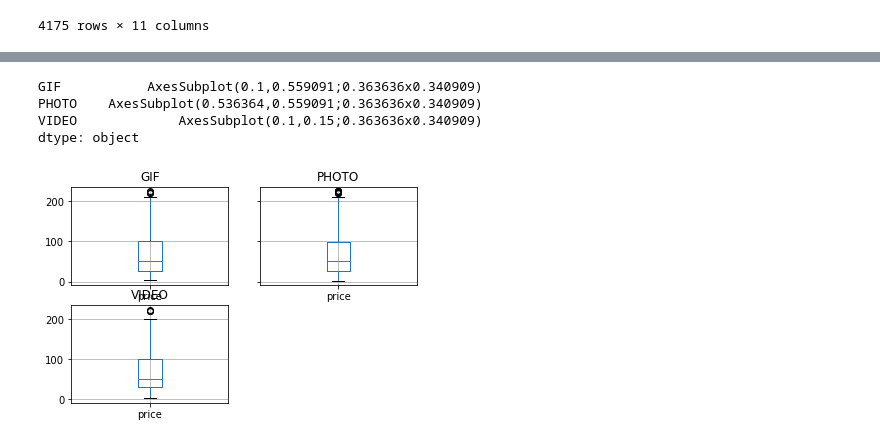
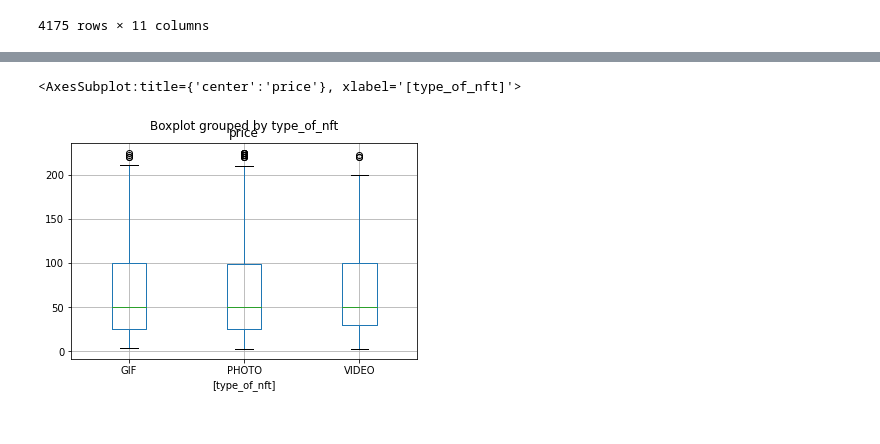
Before and after one commit to aortiz224/bootcamp_finalproject, a Jupyter notebook: dev/yaser/Notebook/ML_finalproject.ipynb, the cells around one changed output, grey strips where cells are left out. Cells and saved outputs as stored; diff of their text form; code cells hidden in the pictures.

```diff
--- a/dev/yaser/Notebook/ML_finalproject.ipynb
+++ b/dev/yaser/Notebook/ML_finalproject.ipynb
@@ -44,3 +44,6 @@ dtype: object
 ## EDA on Hypothesis
 # %% [markdown]
 ### Does The Type of Art Effect the Price?
+# %%
+df_new= nft_table[['type_of_nft', 'price']].copy()
+df_new
@@ -61,6 +113,3 @@ df_eda
 | 4173 | HIVE ART | online art - Cryptoverse | elgeko | elgeko_hive-art_online-art-crypto... | 99.0 | GIF | 0 | False | 7 | ... |
 | 4174 | fine arts - high resolution print... | Dirty laundry in the fractal kitchen | elgeko | elgeko_fine-arts-high-resolution-... | 700.0 | PHOTO | 0 | False | 1 | ... |
 4175 rows × 11 columns
-# %%
-df_new= df_eda[['type_of_nft', 'price']]
-df_new
@@ -98,9 +275,6 @@ df_new
 # %%
-group_df= df_new.groupby(['type_of_nft'])
-group_df.boxplot()
+boxplot=df_new.boxplot(by='type_of_nft')
+boxplot
 # %% [output]
-GIF           AxesSubplot(0.1,0.559091;0.363636x0.340909)
-PHOTO    AxesSubplot(0.536364,0.559091;0.363636x0.340909)
-VIDEO             AxesSubplot(0.1,0.15;0.363636x0.340909)
-dtype: object
+<AxesSubplot:title={'center':'price'}, xlabel='[type_of_nft]'>
-[figure, old version]
+[figure, new version]
```
Also changed, not shown: parts of 30 cells of this notebook.
